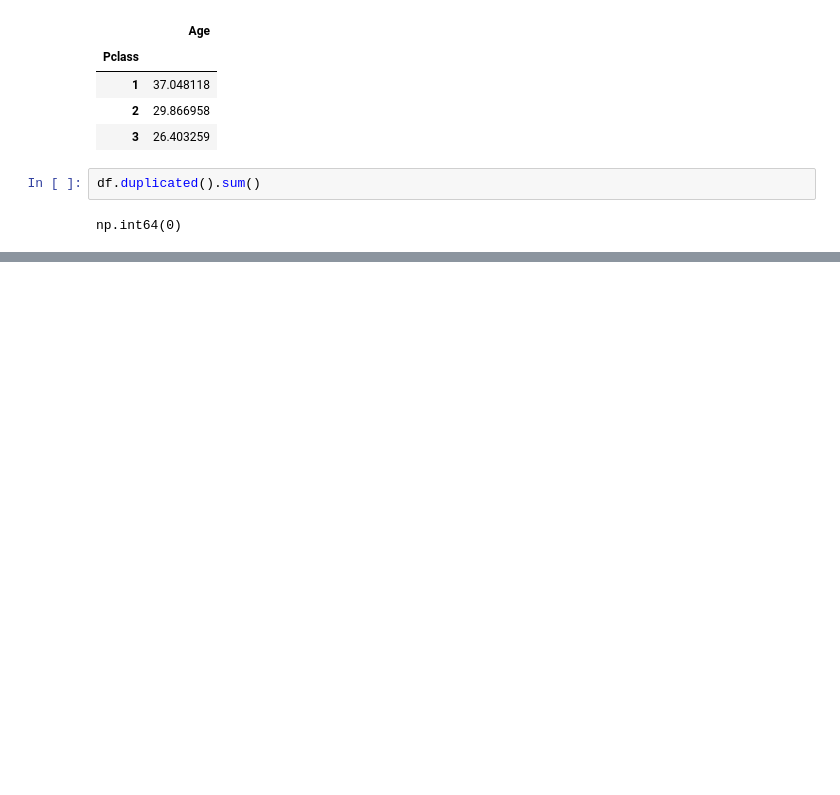
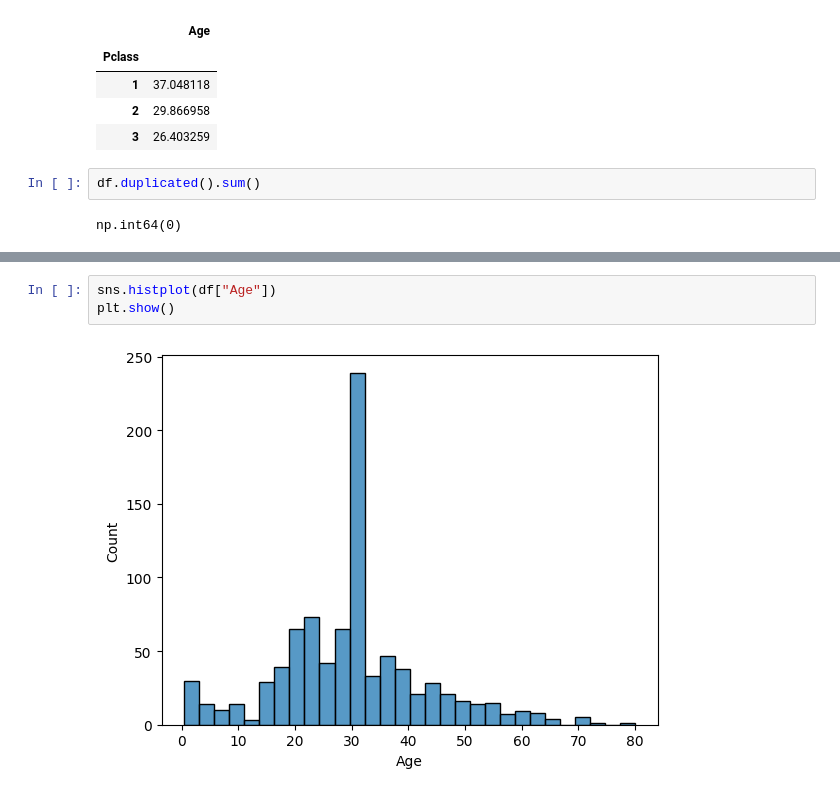
Before and after one commit to ashik2400/testing, a Jupyter notebook: pandas_practice.ipynb, the cells around one changed output, grey strips where cells are left out. Cells and saved outputs as stored; diff of their text form; blank space fills up the shorter version.

```diff
--- a/pandas_practice.ipynb
+++ b/pandas_practice.ipynb
@@ -295,0 +304,5 @@ np.int64(0)
+# %%
+sns.histplot(df["Age"])
+plt.show()
+# %% [output]
+[figure, added]
```
Also changed, not shown: parts of 10 cells of this notebook, 1 other file.
